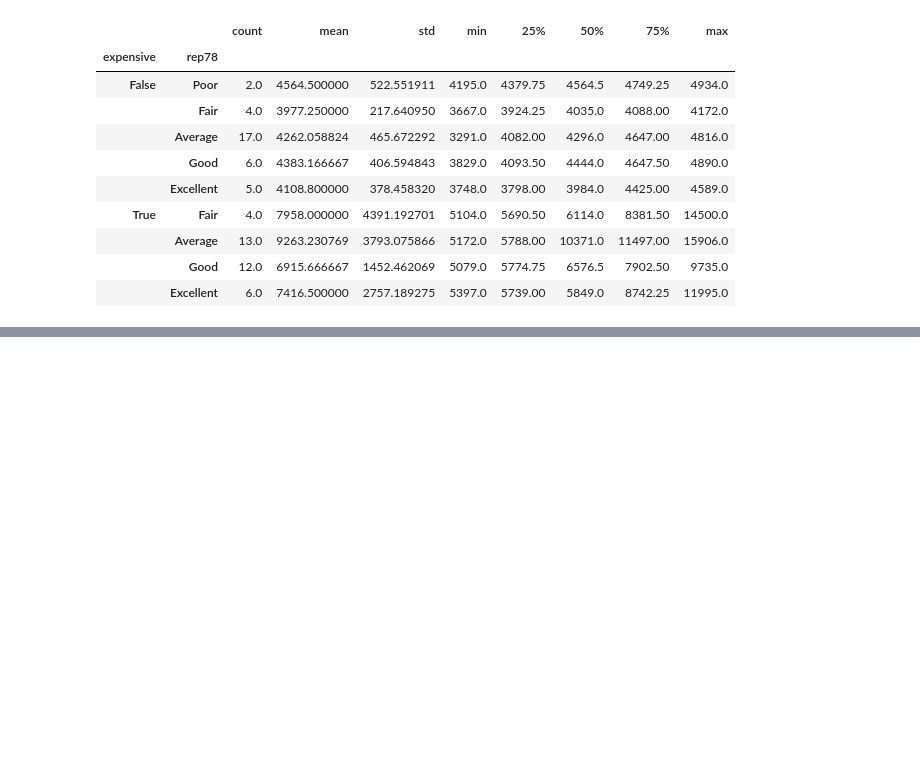
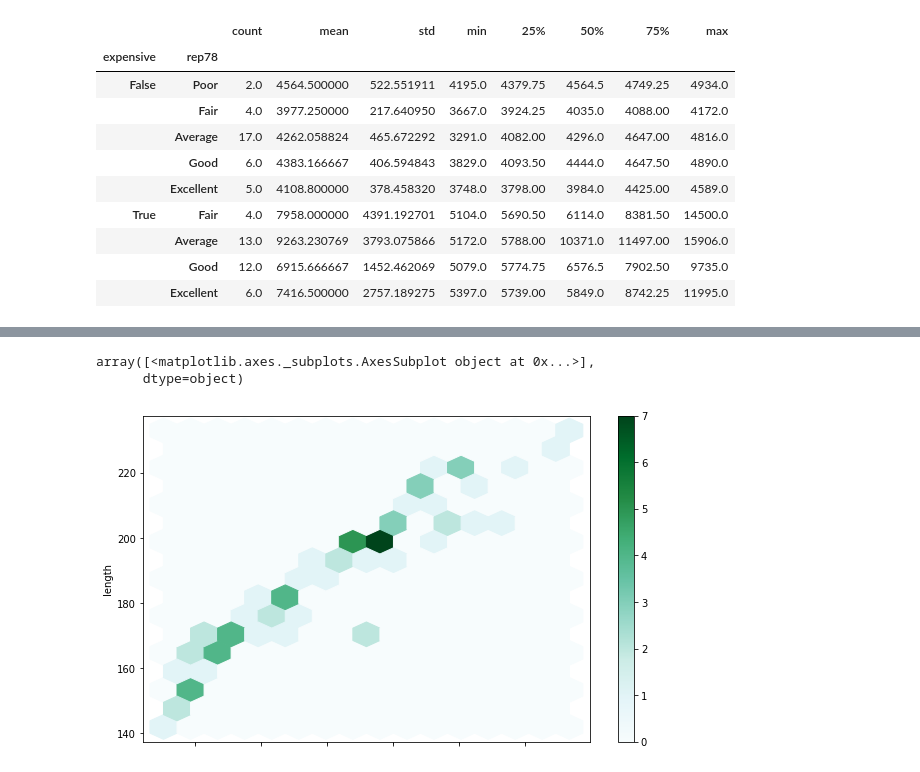
Before and after one commit to adamrossnelson/pandas_presentation, a Jupyter notebook: pandas_talk_auto.ipynb, the cells around one changed output, grey strips where cells are left out. Saved outputs shown, nothing was run; the diff lists cells and outputs as text; code cells hidden in the pictures; blank space fills up the shorter version.

```diff
--- a/pandas_talk_auto.ipynb
+++ b/pandas_talk_auto.ipynb
@@ -234,0 +235,6 @@ auto_df_grpby_aff_rep78['price'].mean().plot(kind='bar');
+# %%
+auto_df.plot.hexbin('weight','length', figsize=(10,6), gridsize=15, subplots=True)
+# %% [output]
+array([<matplotlib.axes._subplots.AxesSubplot object at 0x...>],
+      dtype=object)
+[figure, added]
```
Also changed, not shown: parts of 5 cells of this notebook.
